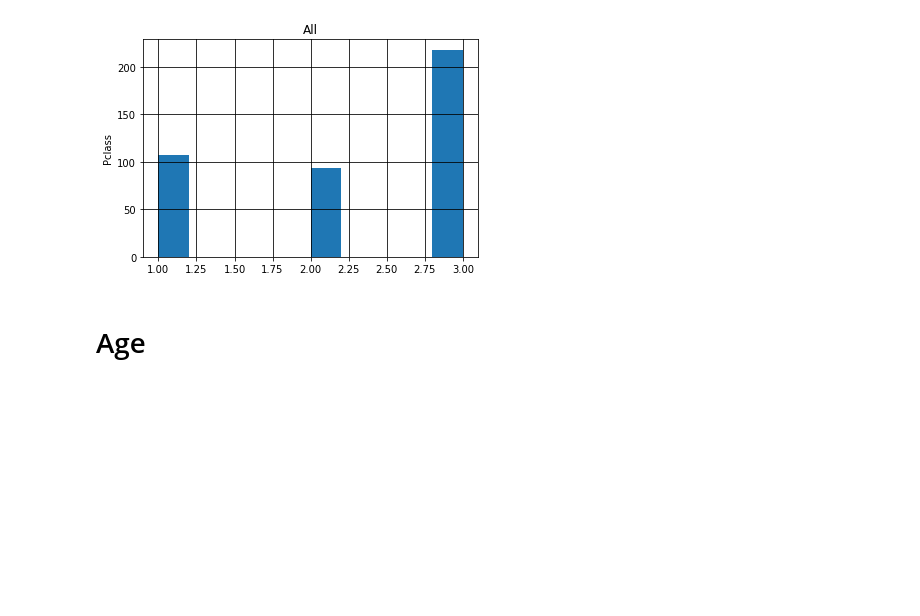
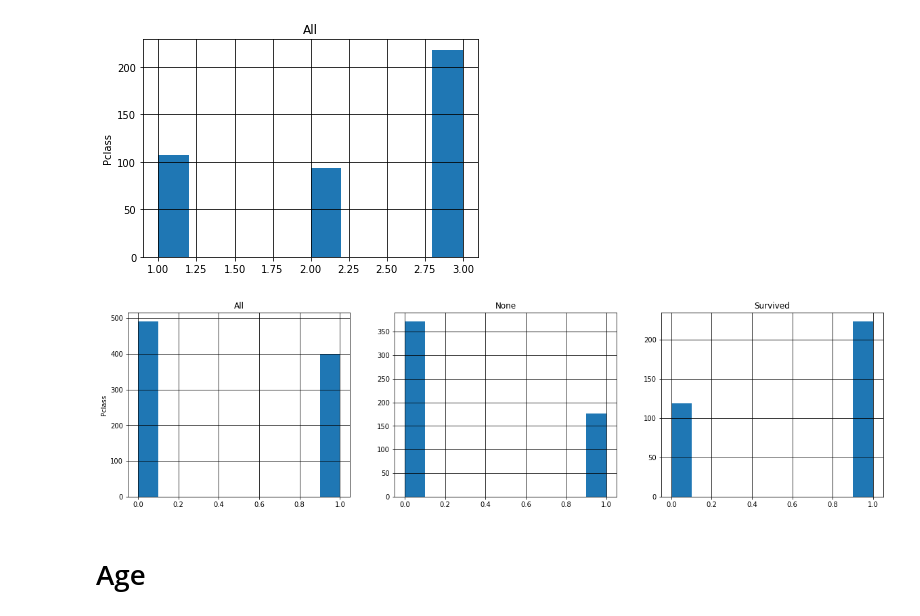
Before and after one commit to takasaki376/kaggle, a Jupyter notebook: taitanic/000_分析/000.ipynb, the cells around one changed output. Drawn from its saved outputs; the diff is of its cells as text; code cells hidden in the pictures; blank space fills up the shorter version.

```diff
--- a/taitanic/000_分析/000.ipynb
+++ b/taitanic/000_分析/000.ipynb
@@ -261,6 +261,45 @@ plt.ylabel(col)
 plt.show()
 # %% [output]
 [figure]
+# %%
+train_df_Pclass = train_df.copy()
+train_df_Pclass.loc[train_df_Pclass['Pclass']==2,'Pclass'] = 1
+train_df_Pclass.loc[train_df_Pclass['Pclass']==3,'Pclass'] = 0
+# %%
+col = ['Pclass']
+d_x_cont = train_df_Pclass[col].loc[train_df_Pclass['Survived']==0,:].copy()
+s_x_cont = train_df_Pclass[col].loc[train_df_Pclass['Survived']==1,:].copy()
+
+col_val=3
+row_val=1
+
+
+i = 0
+plt.figure(figsize=(20,5))
+col = col[0]
+
+plt.subplot(row_val, col_val, i + 1)
+plt.hist([train_df_Pclass.loc[:, col]])
+plt.grid(which='major',color='black',linestyle='-')
+plt.title('All')
+plt.ylabel(col)
+i += 1
+
+plt.subplot(row_val, col_val, i + 1)
+plt.hist([d_x_cont.loc[:, col]])
+plt.grid(which='major',color='black',linestyle='-')
+plt.title('None')
+i += 1
+
+plt.subplot(row_val,col_val, i + 1)
+plt.hist([s_x_cont.loc[:, col]])
+plt.grid(which='major',color='black',linestyle='-')
+plt.title('Survived')
+i += 1
+
+plt.show()
+# %% [output]
+[figure, added]
 # %% [markdown]
 # Age
 # %%
```
Also changed, not shown: parts of 1 cell of this notebook.
